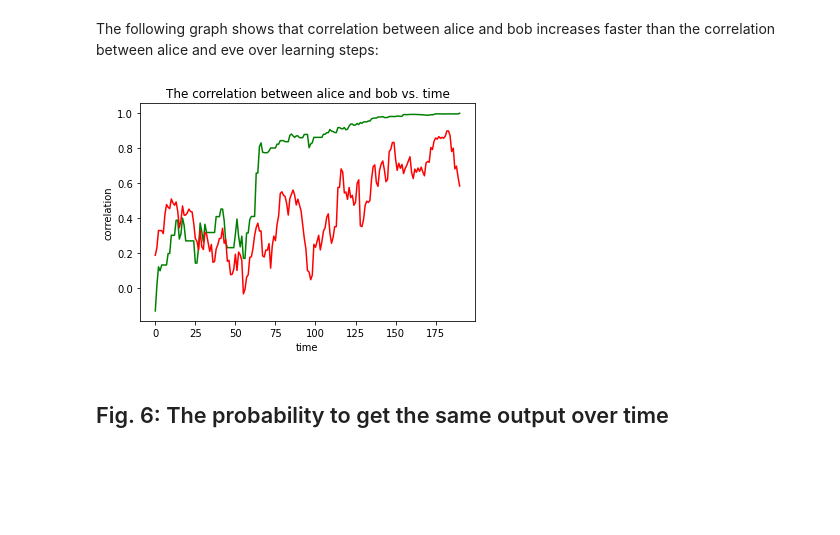
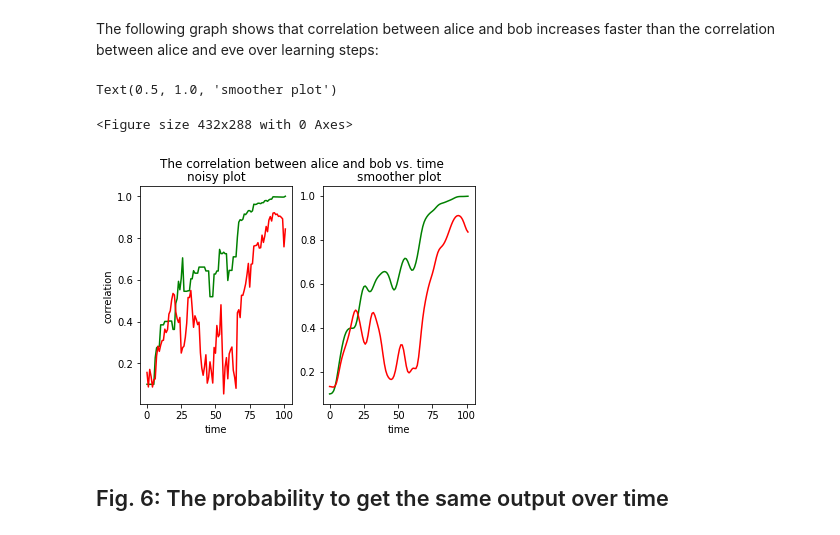
Before and after one commit to ibenoam/Neural_cryptography, a Jupyter notebook: Neural_Cryptography_part1.ipynb, the cells around one changed output. Cells and saved outputs as stored; diff of their text form; code cells hidden in the pictures; blank space fills up the shorter version.

```diff
--- a/Neural_Cryptography_part1.ipynb
+++ b/Neural_Cryptography_part1.ipynb
@@ -211,18 +225,25 @@ print(f" The average correlation between Alice's initial and final weights is {n
 ## Fig. 5: The weights correlation over time
 # %% [markdown]
 The following graph shows that correlation between alice and bob increases faster than the correlation between alice and eve over learning steps:
-# %%
-plt.figure()
-plt.title('The correlation between alice and bob vs. time')
-plt.xlabel("time")
-plt.ylabel("correlation")
-plt.plot(range(len(data['corr_alice_bob'][0])), data['corr_alice_bob'][0], c = 'green')
-
-plt.plot(range(len(data['corr_alice_eve'][0])), data['corr_alice_eve'][0], c = 'red')
-
-plt.show()
-# %% [output]
-[figure, removed]
+# %%
+from scipy.ndimage.filters import gaussian_filter1d
+
+fig = plt.figure()
+fig, (ax1, ax2) = plt.subplots(1, 2)
+fig.suptitle('The correlation between alice and bob vs. time')
+ax1.plot(range(len(data['corr_alice_bob'][which_sys])), data['corr_alice_bob'][which_sys], c = 'green')
+ax1.plot(range(len(data['corr_alice_eve'][which_sys])), data['corr_alice_eve'][which_sys], c = 'red')
+ax1.set(xlabel='time', ylabel='correlation')
+ax1.set_title('noisy plot')
+# plt.plot(range(len(data['corr_alice_eve'][which_sys])), data['corr_alice_eve'][which_sys], c = 'red')
+ax2.plot(range(len(data['corr_alice_bob'][which_sys])), gaussian_filter1d(data['corr_alice_bob'][which_sys],2), c = 'green')
+ax2.plot(range(len(data['corr_alice_eve'][which_sys])), gaussian_filter1d(data['corr_alice_eve'][which_sys],2), c = 'red')
+ax2.set(xlabel='time') #, ylabel='correlation')
+ax2.set_title('smoother plot')
+# %% [output]
+Text(0.5, 1.0, 'smoother plot')
+<Figure size 432x288 with 0 Axes>
+[figure, added]
 # %% [markdown]
 ## Fig. 6: The probability to get the same output over time
 # %% [markdown]
```
Also changed, not shown: parts of 19 cells of this notebook.
